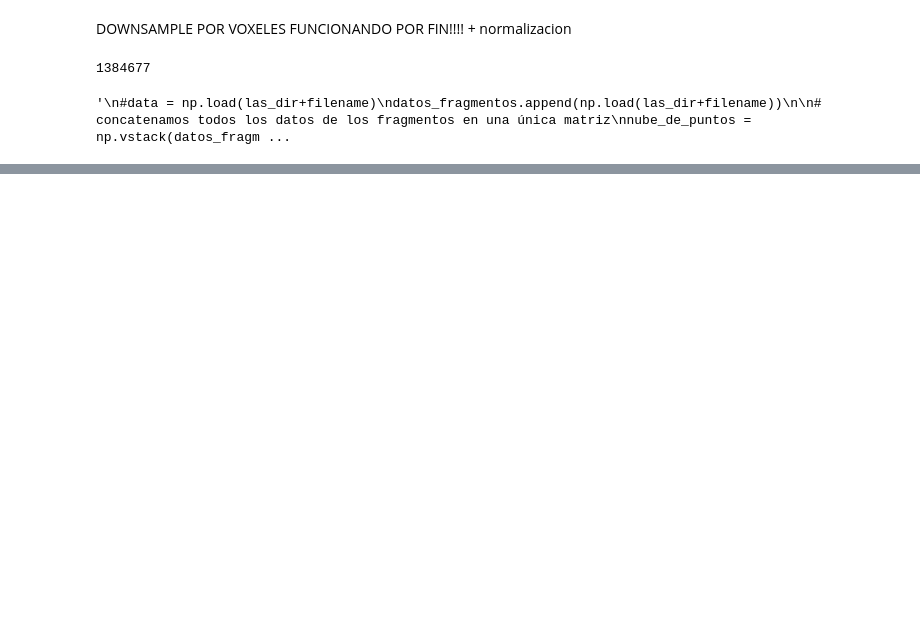
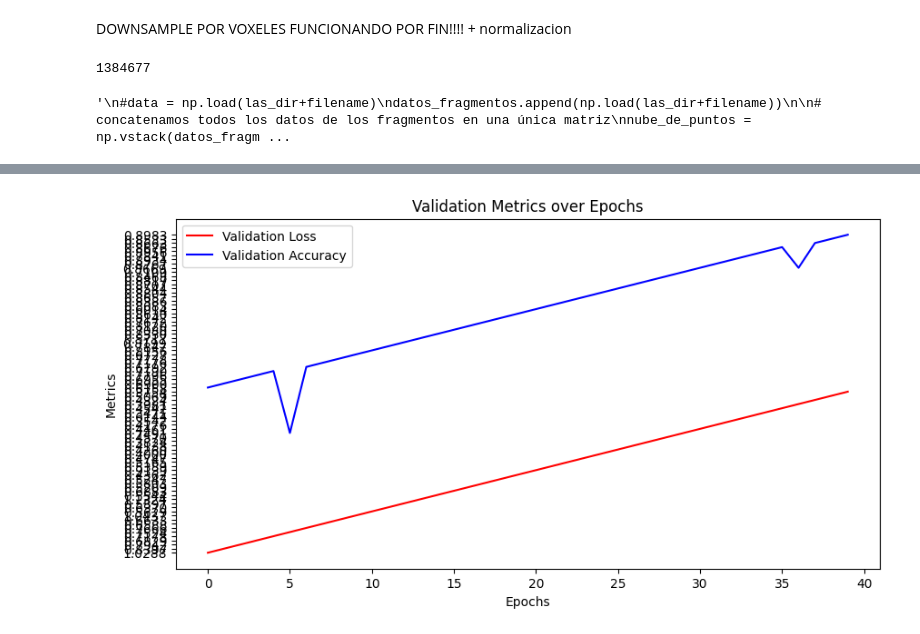
Before and after one commit to sebastianfernandezgarcia/LidarSegmentationPytorch, a Jupyter notebook: pruebas_jupyter/split_and_downsample.ipynb, the cells around one changed output, grey strips where cells are left out. Saved outputs shown, nothing was run; the diff lists cells and outputs as text; code cells hidden in the pictures; blank space fills up the shorter version.

Commit message:
feat: :sparkles: RandLANet Test funcionando, visualiza y metricas con pesos buenos!

```diff
--- a/pruebas_jupyter/split_and_downsample.ipynb
+++ b/pruebas_jupyter/split_and_downsample.ipynb
@@ -743,30 +739,42 @@ o3d.visualization.draw_geometries([cloud])
 '\n#data = np.load(las_dir+filename)\ndatos_fragmentos.append(np.load(las_dir+filename))\n\n# concatenamos todos los datos de los fragmentos en una única matriz\nnube_de_puntos = np.vstack(datos_fragm ...
 # %%
 import matplotlib.pyplot as plt
+import re
+file_path = 'C:/Users/sfernandez/nueva_etapa/presentaciones/sprint1.1/06-02-2023/ultimodeparislilleconloslogs/ValLossAcc.txt'
 
-# Leer el archivo de texto y obtener los valores de pérdida y precisión de validación
-validation_loss = []
-validation_accuracy = []
+import matplotlib.pyplot as plt
+
+# Extraer datos del archivo de texto
+with open(file_path, 'r') as f:
+    lines = f.readlines()
+
+epochs = []
+val_losses = []
+val_accs = []
+
+for line in lines:
+    if 'Epoch' in line:
+        parts = line.split()
+        print(parts)
+
+        epoch = int(parts[1][:-1])
+        loss = parts[4]
+        acc = parts[7]
+        epochs.append(epoch)
+        val_losses.append(loss)
+        val_accs.append(acc)
 
 
-with open(r'C:/Users/sfernandez/nueva_etapa/presentaciones/sprint1.1/06-02-2023/ultimo de paris lille con los logs', 'r') as file:
-    for line in file:
-        if 'Validation Loss' in line:
-            loss = float(line.split(':')[2].split()[0])
-            validation_loss.append(loss)
-        elif 'Validation Accuracy' in line:
-            accuracy = float(line.split(':')[2].split()[0])
-            validation_accuracy.append(accuracy)
+# Crear gráficos
+plt.figure(figsize=(10,5))
 
-# Crear la gráfica
-epochs = range(len(validation_loss))
-plt.figure(figsize=(10, 5))
-plt.plot(epochs, validation_loss, label='Validation Loss')
-plt.plot(epochs, validation_accuracy, label='Validation Accuracy')
+plt.plot(epochs, val_losses, color='red', label='Validation Loss')
+plt.plot(epochs, val_accs, color='blue', label='Validation Accuracy')
+
+plt.title('Validation Metrics over Epochs')
 plt.xlabel('Epochs')
-plt.ylabel('Value')
-plt.title('Evolución de la pérdida y precisión de validación')
+plt.ylabel('Metrics')
 plt.legend()
-plt.grid(True)
+
 plt.show()
 # %% [output]
@@ -773,0 +798 @@ PermissionError: [Errno 13] Permission denied: 'C:\\Users\\sfernandez\\nueva_eta
+[figure, added]
```
Also changed, not shown: parts of 4 cells of this notebook, 11 other files.
